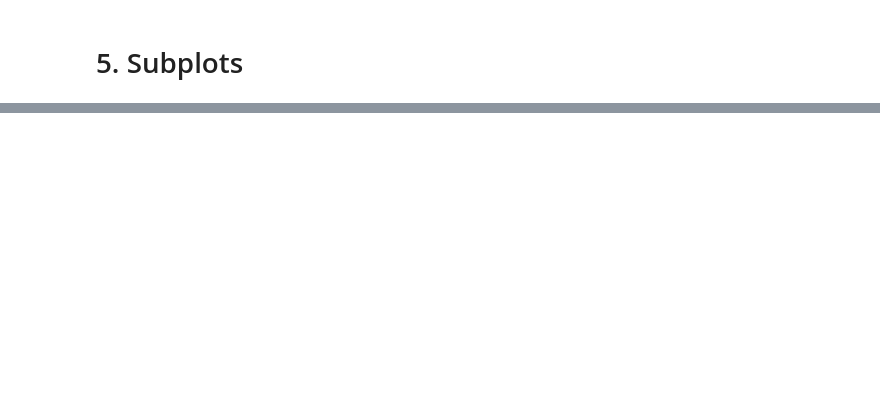
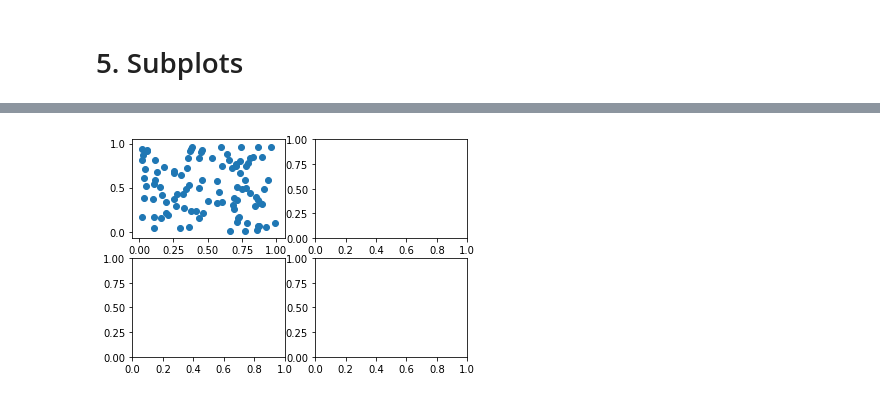
Before and after one commit to RaulRC/mia-iia, a Jupyter notebook: task1/MCD and MCM.ipynb, the cells around one changed output, grey strips where cells are left out. Drawn from its saved outputs; the diff is of its cells as text; code cells hidden in the pictures; blank space fills up the shorter version.

```diff
--- a/task1/MCD and MCM.ipynb
+++ b/task1/MCD and MCM.ipynb
@@ -134,0 +158,4 @@ plt.scatter(x,y)
+# %%
+fig
+# %% [output]
+[figure, added]
```
Also changed, not shown: parts of 14 cells of this notebook.
